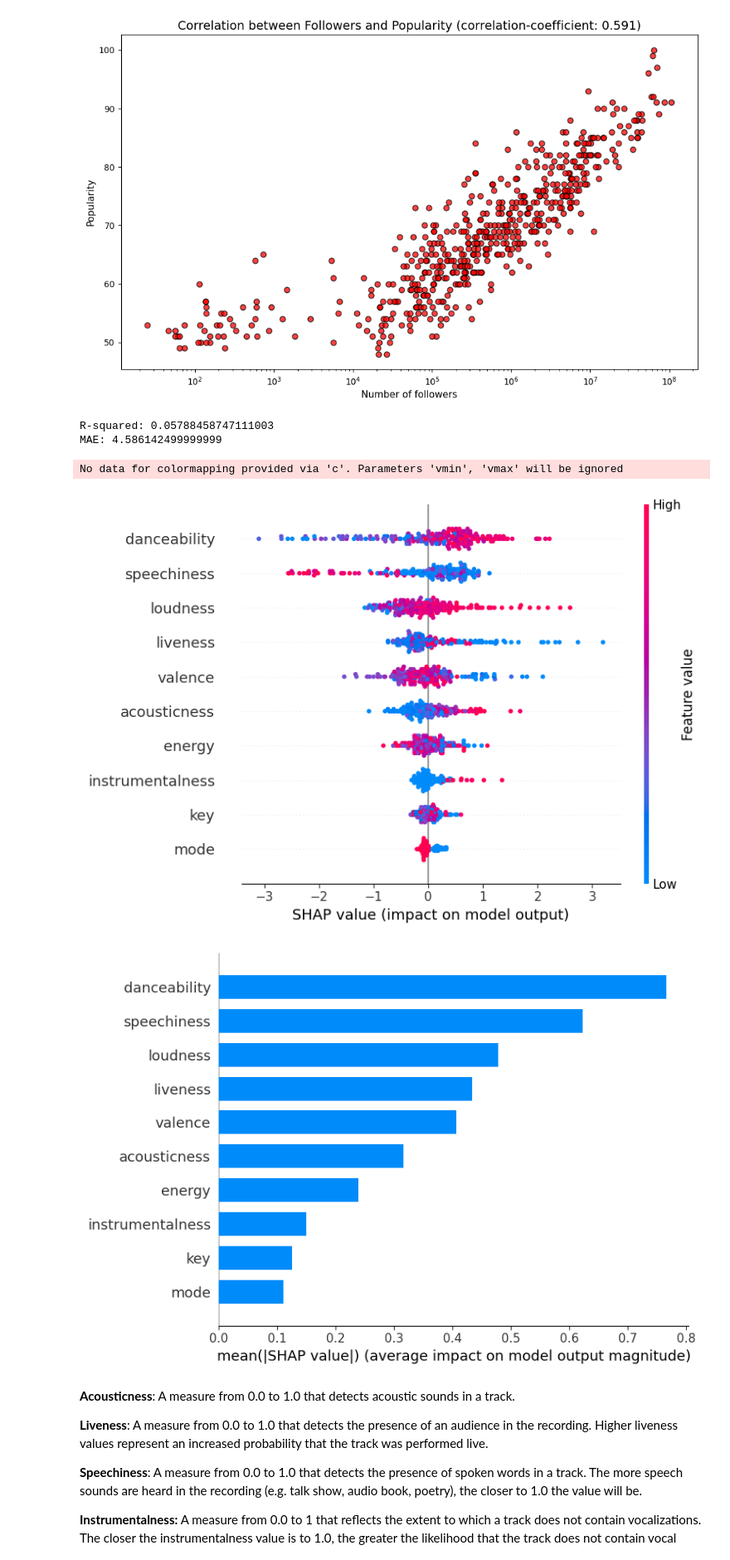
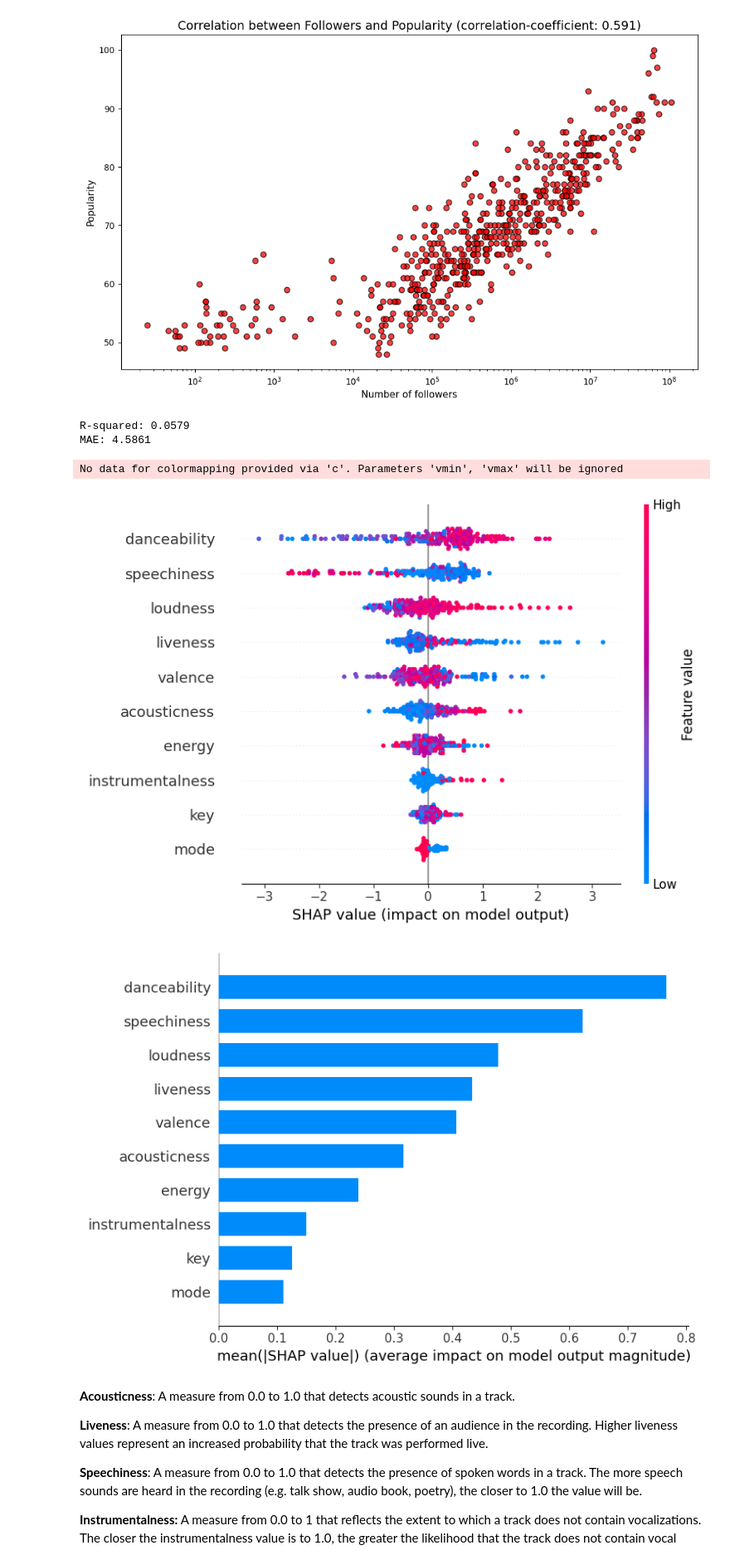
Before and after one commit to ValentinForster/Foundations-Project, a Jupyter notebook: Project.ipynb, the cells around one changed output. Shown: that part at 83% size. Cells and saved outputs as stored; diff of their text form; code cells hidden in the pictures.

```diff
--- a/Project.ipynb
+++ b/Project.ipynb
@@ -70,42 +70,40 @@ features = ["danceability", "energy", "key", "loudness", "mode", "speechiness",
 
 df_features = pd.read_csv('feature_spotify_data.csv')
 
 df_combined = df.merge(df_features, left_on="track_id", right_on="id", how="inner")
 all_columns = list(df_combined)
 unnecessary_columns = [i for i in all_columns if i not in features]
 df_clean = df_combined.drop(unnecessary_columns, axis=1)
 
 x2 = df_clean.drop('track_popularity', axis=1)
 y2 = df_clean['track_popularity']
-# -----------
+
 X_train, X_test, y_train, y_test = train_test_split(x2, y2, test_size=0.2, random_state=42)
 
 rf_model = RandomForestRegressor(n_estimators=100, random_state=42)
 rf_model.fit(X_train, y_train)
 
 y_pred = rf_model.predict(X_test)
 
-# compute R-squared value
-r2 = r2_score(y_test, y_pred)
+# Accuracy
+r2 = round(r2_score(y_test, y_pred), 4)
 print('R-squared:', r2)
-
-# compute mean absolute error (MAE)
-mae = mean_absolute_error(y_test, y_pred)
+mae = round(mean_absolute_error(y_test, y_pred), 4)
 print('MAE:', mae)
 
 explainer = shap.Explainer(rf_model)
 #shap_values = explainer(X_test)
 
 shap_values = explainer.shap_values(X_test)
 mean_abs_shap_values = np.abs(shap_values).mean(axis=0)
 
 shap.summary_plot(shap_values, X_test)
 shap.summary_plot(shap_values, X_test, plot_type="bar")
 # %% [output]
-R-squared: 0.05788458747111003
-MAE: 4.586142499999999
+R-squared: 0.0579
+MAE: 4.5861
 No data for colormapping provided via 'c'. Parameters 'vmin', 'vmax' will be ignored
-[figure, old version]
+[figure, new version]
 [figure]
 # %% [markdown]
 **Acousticness**: A measure from 0.0 to 1.0 that detects acoustic sounds in a track.
```
Also changed, not shown: parts of 1 cell of this notebook.
